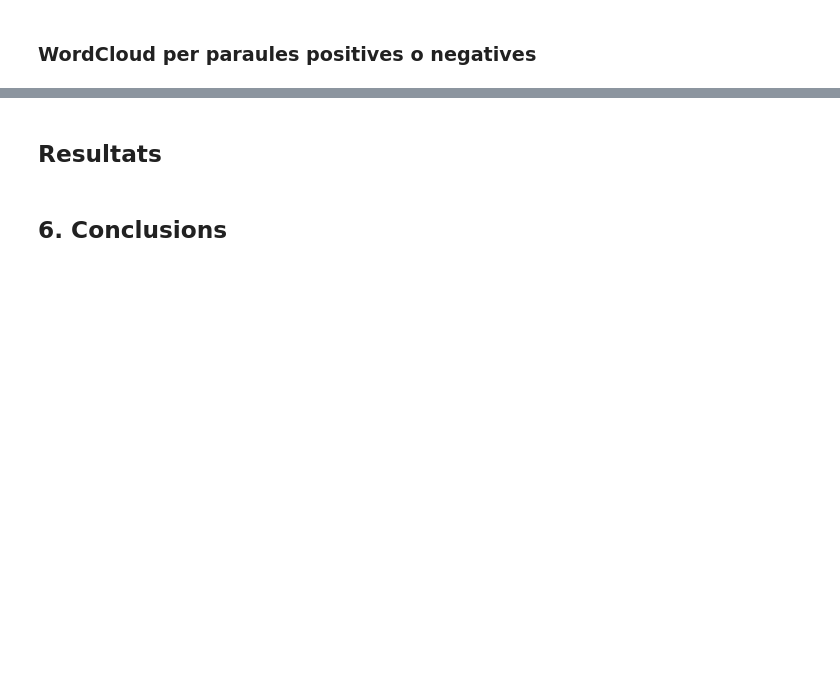
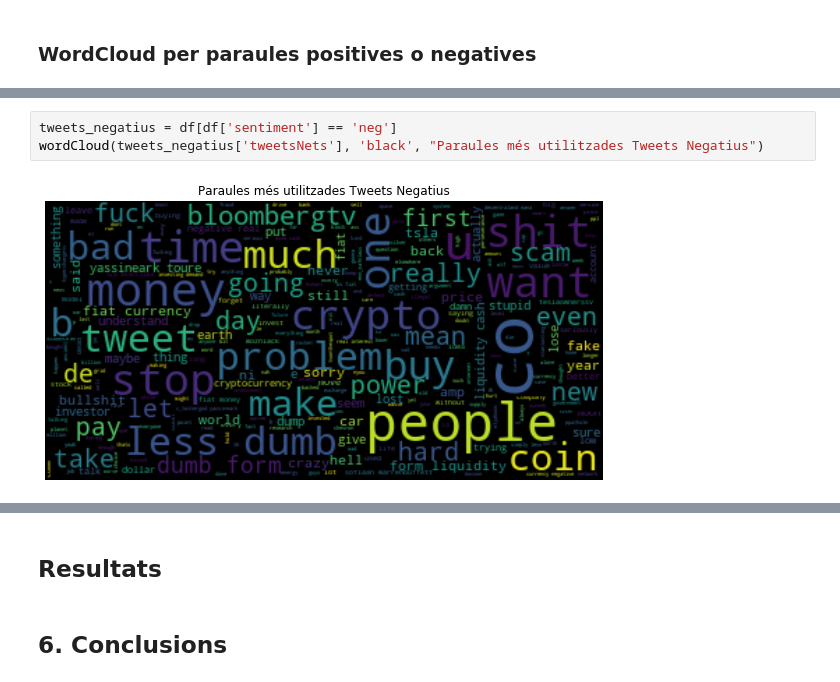
Before and after one commit to Melus144/apc-elon-musk-tweets, a Jupyter notebook: notebooks/Practica3-E.ipynb, the cells around one changed output, grey strips where cells are left out. Cells and saved outputs as stored; diff of their text form; blank space fills up the shorter version.

```diff
--- a/notebooks/Practica3-E.ipynb
+++ b/notebooks/Practica3-E.ipynb
@@ -233,0 +234,5 @@ Una vegada hem afegit una nova columna amb els tweets nets,
+# %%
+tweets_negatius = df[df['sentiment'] == 'neg']
+wordCloud(tweets_negatius['tweetsNets'], 'black', "Paraules més utilitzades Tweets Negatius")
+# %% [output]
+[figure, added]
```
Also changed, not shown: parts of 20 cells of this notebook, 3 other files.
